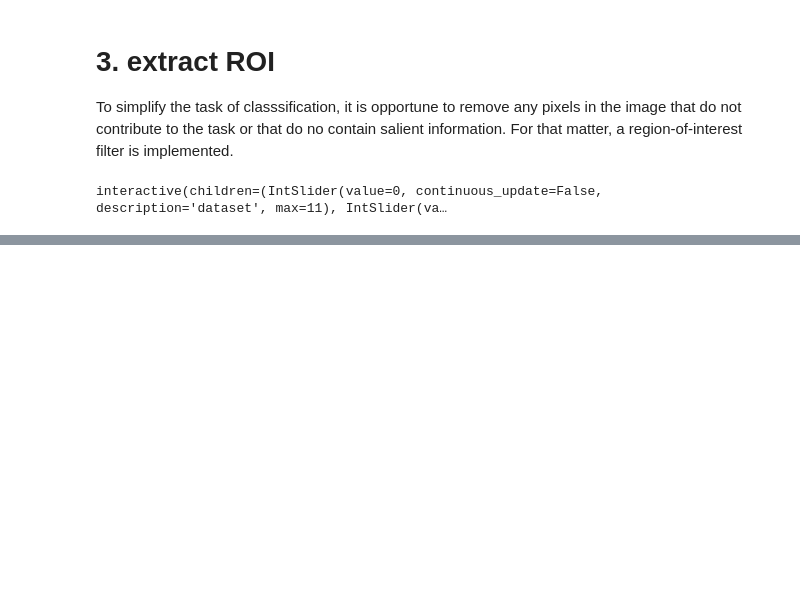
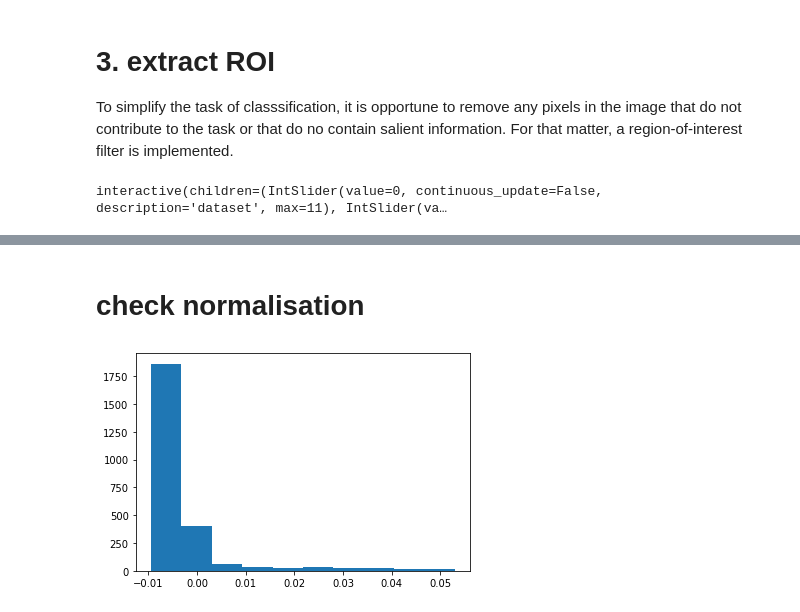
Before and after one commit to toinsson/touchclass, a Jupyter notebook: 1. dataset-exploration.ipynb, the cells around one changed output, grey strips where cells are left out. Saved outputs shown, nothing was run; the diff lists cells and outputs as text; code cells hidden in the pictures; blank space fills up the shorter version.

```diff
--- a/1. dataset-exploration.ipynb
+++ b/1. dataset-exploration.ipynb
@@ -192,0 +370,6 @@ interactive(children=(IntSlider(value=0, continuous_update=False, description='d
+# %% [markdown]
+# check normalisation
+# %%
+_=plt.hist(image_resized.reshape(-1))
+# %% [output]
+[figure, added]
```
Also changed, not shown: parts of 23 cells of this notebook, 19 other files.
